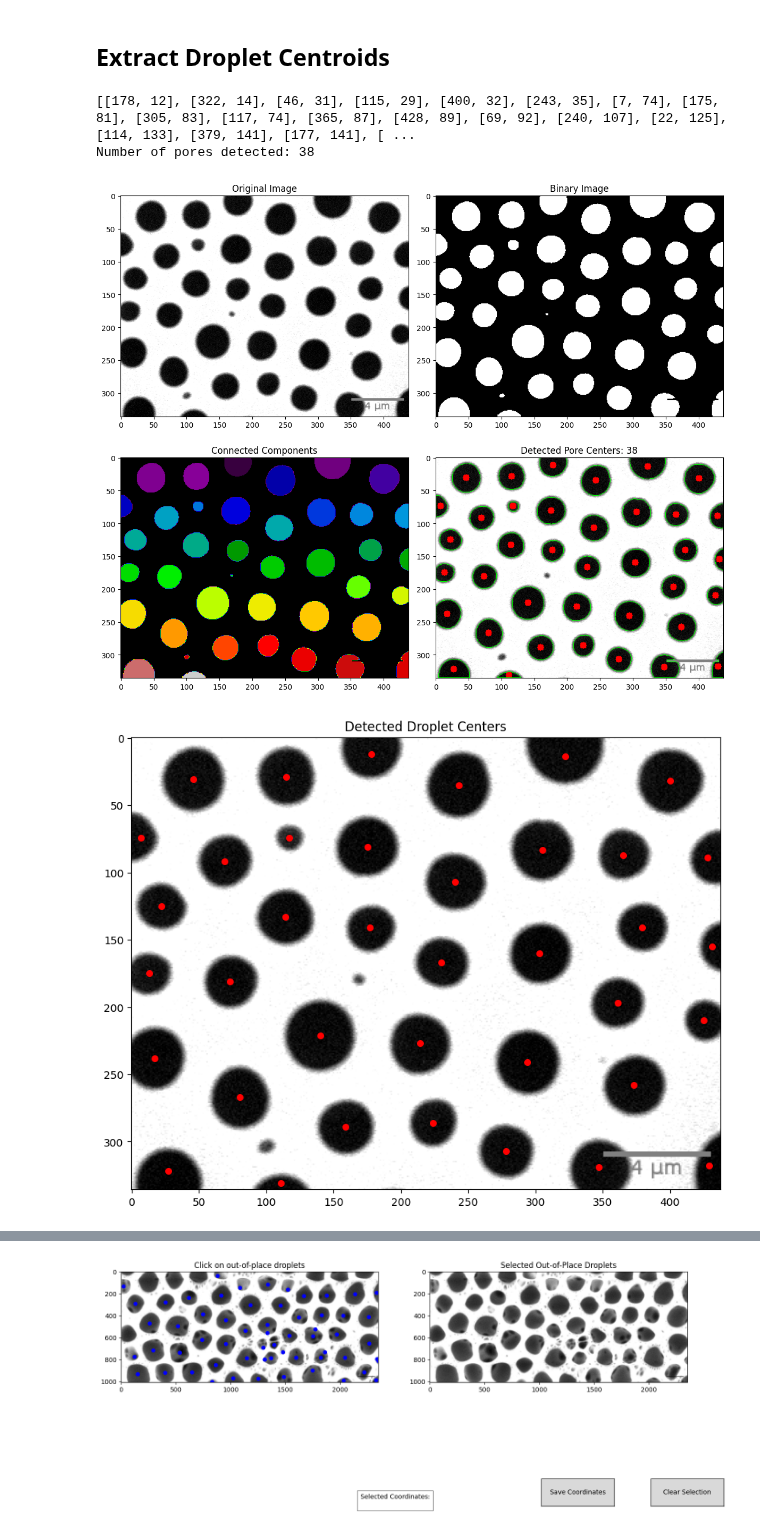
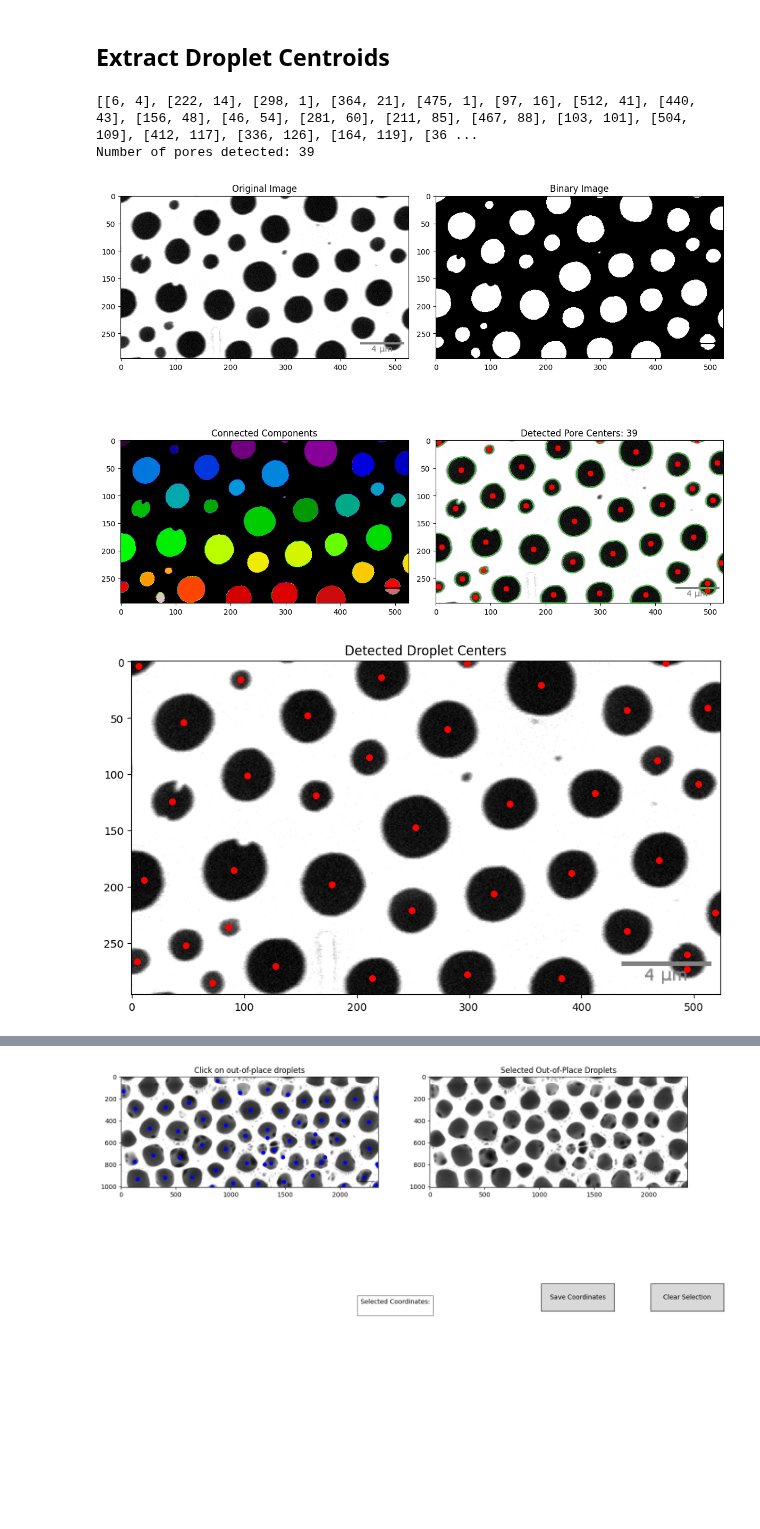
Before and after one commit to lemontang3/Python_Physics, a Jupyter notebook: Voronoi_Analysis.ipynb, the cells around one changed output, grey strips where cells are left out. Drawn from its saved outputs; the diff is of its cells as text; code cells hidden in the pictures; blank space fills up the shorter version.

```diff
--- a/Voronoi_Analysis.ipynb
+++ b/Voronoi_Analysis.ipynb
@@ -47,7 +47,7 @@ import numpy as np
 import matplotlib.pyplot as plt
 
 # Load the image
-image_path = "sample11B.png"  # Update with your image path if needed
+image_path = "sample12B.png"  # Update with your image path if needed
 image = cv2.imread(image_path, cv2.IMREAD_GRAYSCALE)
 
 # Apply Gaussian blur to reduce noise
@@ -108,37 +108,37 @@ plt.title('Original Image')
 plt.subplot(2, 2, 2)
 plt.imshow(binary, cmap='gray')
 plt.title('Binary Image')
 
 # Labeled components (color-coded)
 plt.subplot(2, 2, 3)
 plt.imshow(labels, cmap='nipy_spectral')
 plt.title('Connected Components')
 
 # Final result with centers
 plt.subplot(2, 2, 4)
 plt.imshow(cv2.cvtColor(output_image, cv2.COLOR_BGR2RGB))
 plt.title(f'Detected Pore Centers: {len(filtered_centroids)}')
 
 plt.tight_layout()
 plt.savefig('improved_pore_detection.png', dpi=300)
 plt.show()
 
 # Save the results
 np.save('pore_centroids.npy', filtered_centroids)
 cv2.imwrite('pore_centers.png', output_image)
 
 # Also create a simple visualization showing just the original image with centers
 plt.figure(figsize=(10, 8))
 plt.imshow(image, cmap='gray')
 plt.scatter(filtered_centroids[:, 0], filtered_centroids[:, 1], c='red', s=30)
 plt.title('Detected Droplet Centers')
 plt.savefig('droplet_centers.png', dpi=300)
 plt.show()
 # %% [output]
-[[178, 12], [322, 14], [46, 31], [115, 29], [400, 32], [243, 35], [7, 74], [175, 81], [305, 83], [117, 74], [365, 87], [428, 89], [69, 92], [240, 107], [22, 125], [114, 133], [379, 141], [177, 141], [ ...
-Number of pores detected: 38
+[[6, 4], [222, 14], [298, 1], [364, 21], [475, 1], [97, 16], [512, 41], [440, 43], [156, 48], [46, 54], [281, 60], [211, 85], [467, 88], [103, 101], [504, 109], [412, 117], [336, 126], [164, 119], [36 ...
+Number of pores detected: 39
-[figure, old version]
+[figure, new version]
-[figure, old version]
+[figure, new version]
 # %%
 import cv2
 import numpy as np
```
Also changed, not shown: parts of 6 cells of this notebook, 15 other files.
